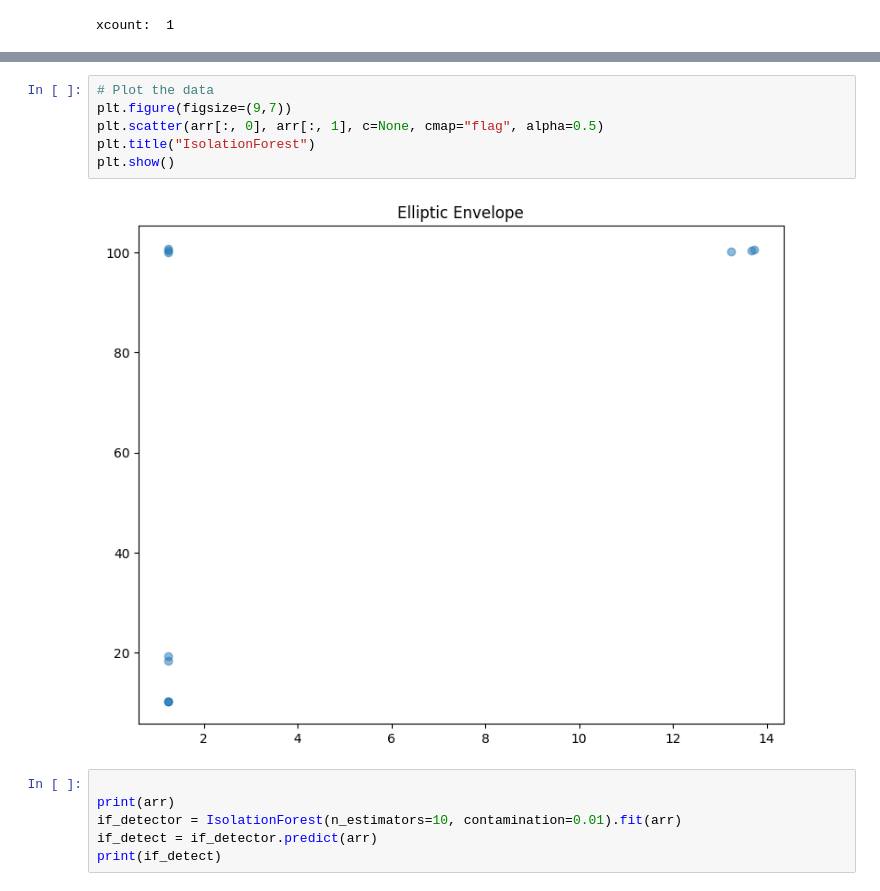
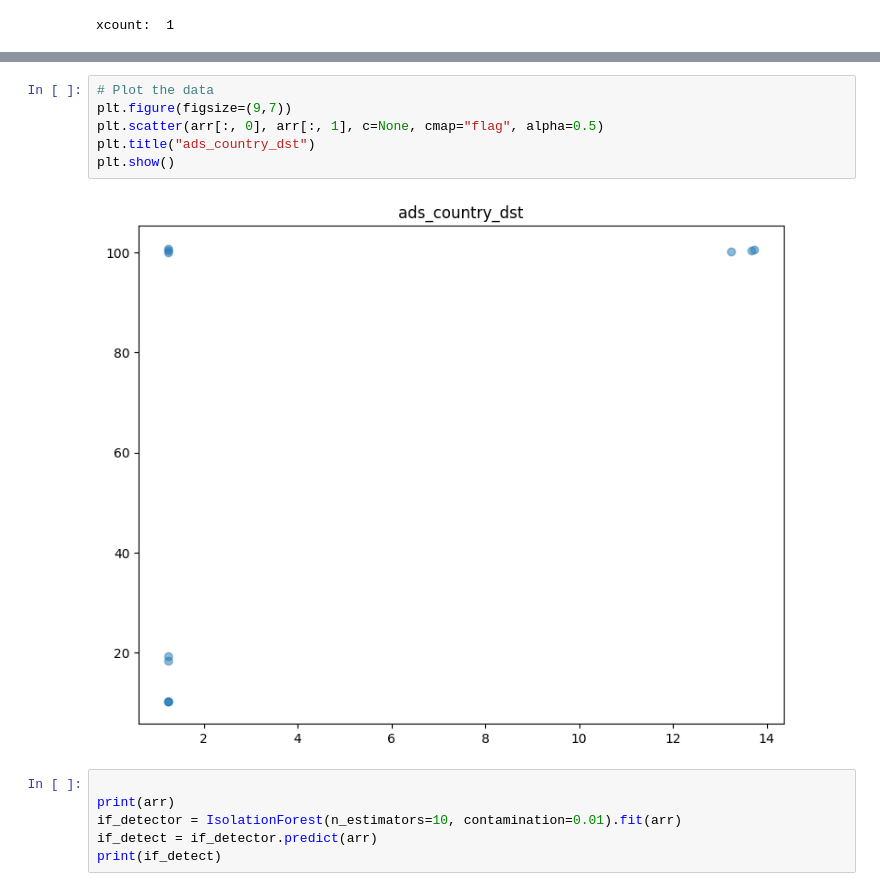
Before and after one commit to rtaf-soc/rtarf-ml-training-api, a Jupyter notebook: nb-test2.ipynb, the cells around one changed output, grey strips where cells are left out. Saved outputs shown, nothing was run; the diff lists cells and outputs as text.

```diff
--- a/nb-test2.ipynb
+++ b/nb-test2.ipynb
@@ -102,11 +127,11 @@ Numpy Array Datatype : float64
 # %%
 # Plot the data
 plt.figure(figsize=(9,7))
 plt.scatter(arr[:, 0], arr[:, 1], c=None, cmap="flag", alpha=0.5)
-plt.title("IsolationForest")
+plt.title("ads_country_dst")
 plt.show()
 # %% [output]
-[figure, old version]
+[figure, new version]
 # %%
 
 print(arr)
```
Also changed, not shown: parts of 7 cells of this notebook.
